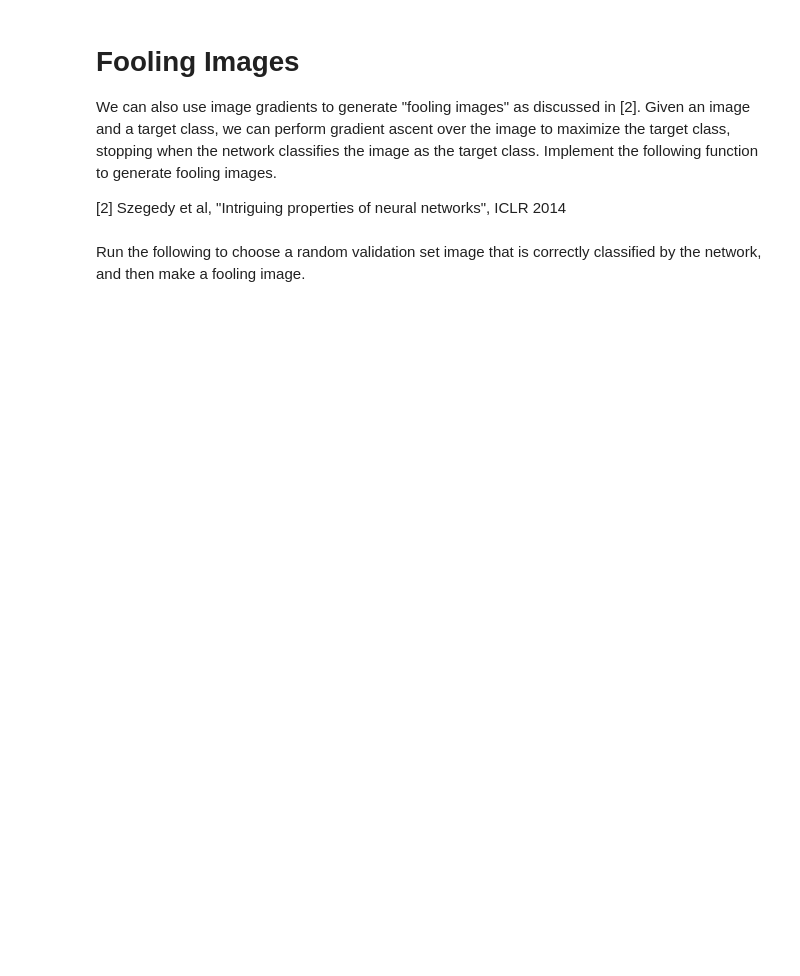
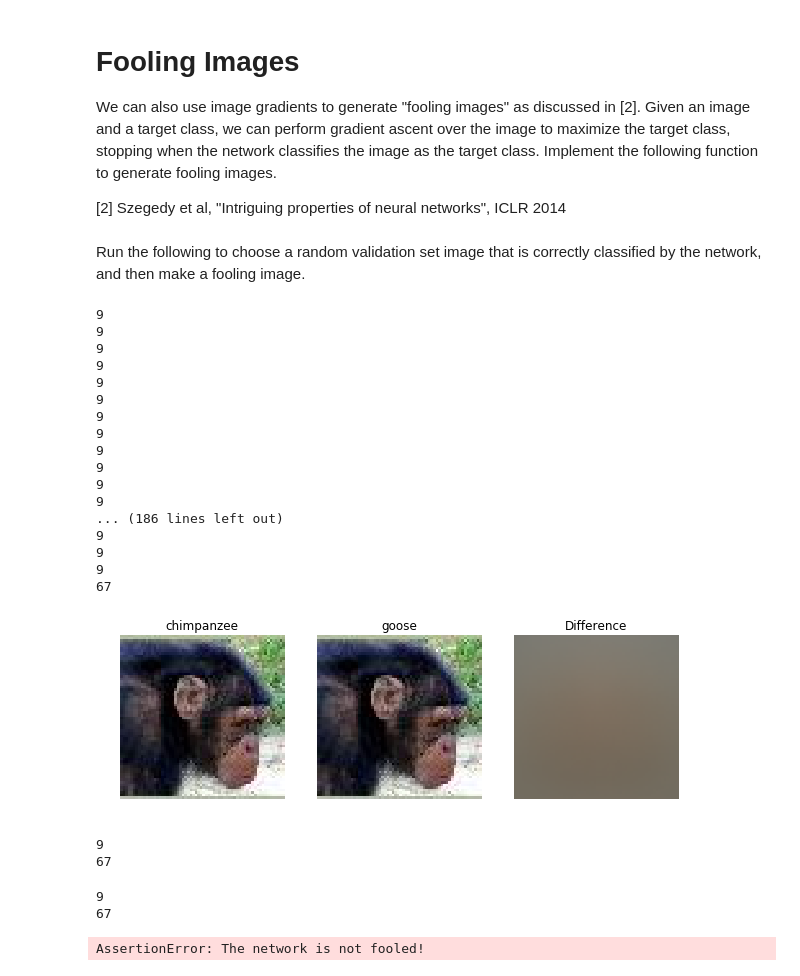
Before and after one commit to brianlan/cs231n-assignments, a Jupyter notebook: assignment3/ImageGradients.ipynb, the cells around one changed output. Drawn from its saved outputs; the diff is of its cells as text; code cells hidden in the pictures; blank space fills up the shorter version.

Commit message:
changed dataset -> datasets; finished ImageGradients

```diff
--- a/assignment3/ImageGradients.ipynb
+++ b/assignment3/ImageGradients.ipynb
@@ -261,6 +261,8 @@ We can also use image gradients to generate "fooling images" as discussed in [2]
 
 [2] Szegedy et al, "Intriguing properties of neural networks", ICLR 2014
 # %%
+from cs231n.layers import softmax_loss
+
 def make_fooling_image(X, target_y, model):
     """
     Generate a fooling image that is close to X, but that the model classifies
@@ -285,13 +287,79 @@ def make_fooling_image(X, target_y, model):
     # HINT: For most examples, you should be able to generate a fooling image    #
     # in fewer than 100 iterations of gradient ascent.                           #
     ##############################################################################
-    pass
+    num_iters = 200
+    for i in range(num_iters):
+        scores, cache = model.forward(X_fooling, mode='train')
+        print scores[0].argmax()
+        loss, dscores = softmax_loss(scores, target_y)
+        dX, grads = model.backward(dscores, cache)
+        X_fooling += dX
     ##############################################################################
     #                             END OF YOUR CODE                               #
     ##############################################################################
     return X_fooling
 # %% [markdown]
 Run the following to choose a random validation set image that is correctly classified by the network, and then make a fooling image.
+# %%
+###################### ONLY FOR TESTING PURPOSE #####################
+# Find a correctly classified validation image
+while True:
+    i = np.random.randint(data['X_val'].shape[0])
+    X = data['X_val'][i:i+1]
+    y = data['y_val'][i:i+1]
+    y_pred = model.loss(X)[0].argmax()
+    if y_pred == y: break
+
+target_y = 67
+X_fooling = make_fooling_image(X, target_y, model)
+
+# Make sure that X_fooling is classified as y_target
+scores = model.loss(X_fooling)
+print scores[0].argmax()
+print target_y
+
+# Show original image, fooling image, and difference
+plt.subplot(1, 3, 1)
+plt.imshow(deprocess_image(X, data['mean_image']))
+plt.axis('off')
+plt.title(data['class_names'][y][0])
+plt.subplot(1, 3, 2)
+plt.imshow(deprocess_image(X_fooling, data['mean_image'], renorm=True))
+plt.title(data['class_names'][target_y][0])
+plt.axis('off')
+plt.subplot(1, 3, 3)
+plt.title('Difference')
+plt.imshow(deprocess_image(X - X_fooling, data['mean_image']))
+plt.axis('off')
+plt.show()
+###################### ONLY FOR TESTING PURPOSE #####################
+# %% [output]
+9
+9
+9
+9
+9
+9
+9
+9
+9
+9
+9
+9
+... (186 lines left out)
+9
+9
+9
+67
+[figure, added]
+# %%
+###################### ONLY FOR TESTING PURPOSE #####################
+print scores[0].argmax()
+print target_y
+###################### ONLY FOR TESTING PURPOSE #####################
+# %% [output]
+9
+67
 # %%
 # Find a correctly classified validation image
 while True:
@@ -322,3 +390,7 @@ plt.title('Difference')
 plt.imshow(deprocess_image(X - X_fooling, data['mean_image']))
 plt.axis('off')
 plt.show()
+# %% [output]
+9
+67
+AssertionError: The network is not fooled!
```
Also changed, not shown: parts of 3 cells of this notebook, 3 other files.
